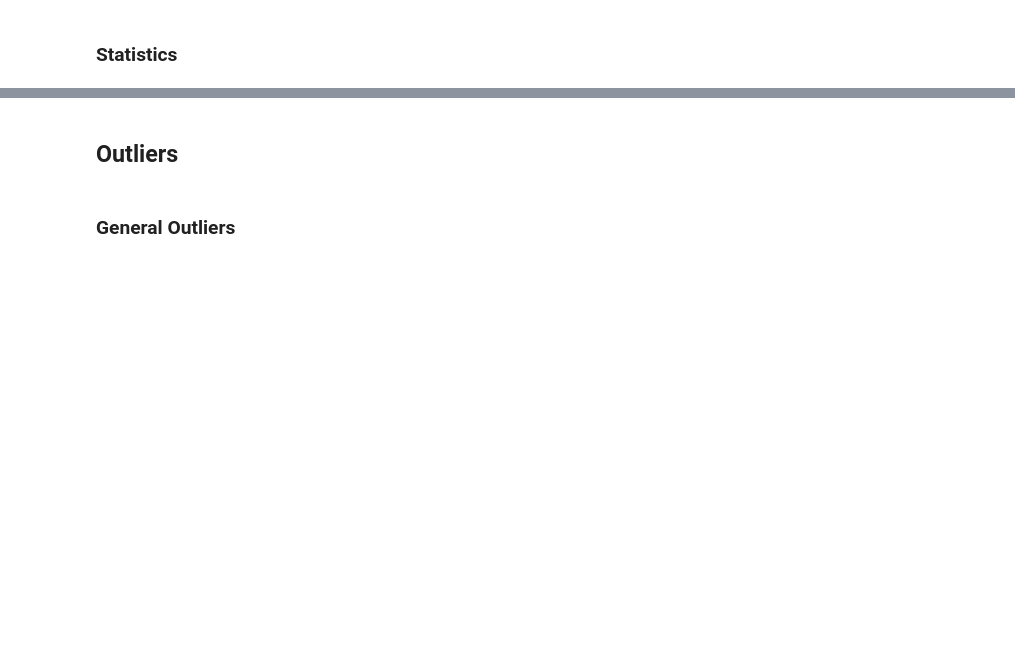
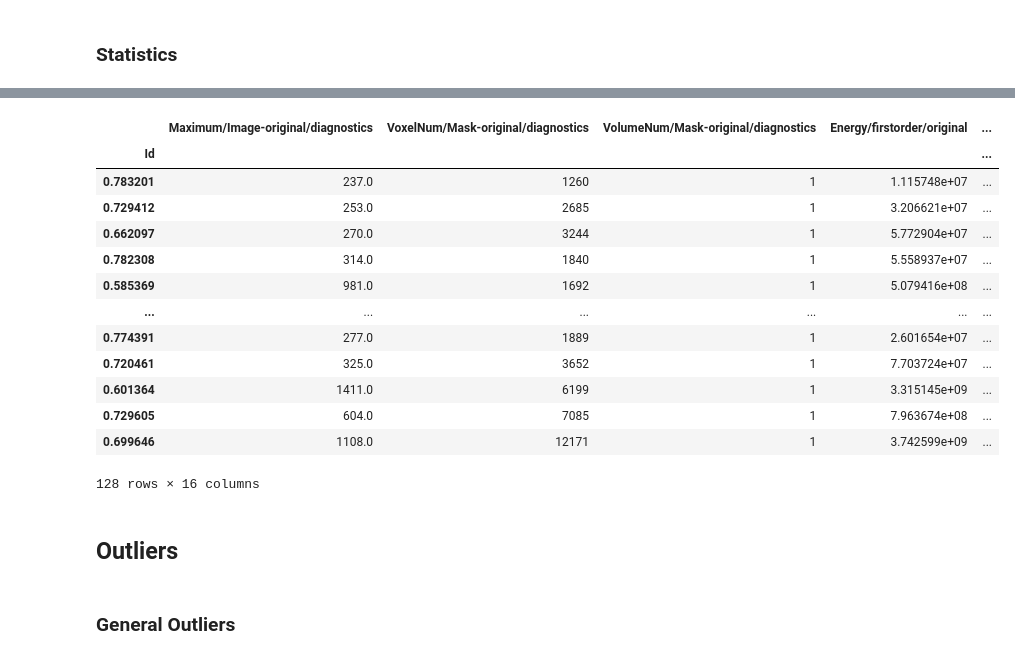
Before and after one commit to AI4Radiology/radiomic_brain_tumor_classification, a Jupyter notebook: eda.ipynb, the cells around one changed output, grey strips where cells are left out. Cells and saved outputs as stored; diff of their text form; code cells hidden in the pictures; blank space fills up the shorter version.

```diff
--- a/eda.ipynb
+++ b/eda.ipynb
@@ -165,3 +183,26 @@ plt.show()
+# %%
+df_cp=df.copy()
+
+cols_to_drop=[col for col in df.columns if col not in top.index]
+cols_to_drop
+df.drop(columns=cols_to_drop, inplace=True)
+df['highGrade']=df_cp['highGrade']
+df
+# %% [output]
+|  | Maximum/Image-original/diagnostics | VoxelNum/Mask-original/diagnostics | VolumeNum/Mask-original/diagnostics | Energy/firstorder/original | ... |
+| Id |  |  |  |  | ... |
+| 0.783201 | 237.0 | 1260 | 1 | 1.115748e+07 | ... |
+| 0.729412 | 253.0 | 2685 | 1 | 3.206621e+07 | ... |
+| 0.662097 | 270.0 | 3244 | 1 | 5.772904e+07 | ... |
+| 0.782308 | 314.0 | 1840 | 1 | 5.558937e+07 | ... |
+| 0.585369 | 981.0 | 1692 | 1 | 5.079416e+08 | ... |
+| ... | ... | ... | ... | ... | ... |
+| 0.774391 | 277.0 | 1889 | 1 | 2.601654e+07 | ... |
+| 0.720461 | 325.0 | 3652 | 1 | 7.703724e+07 | ... |
+| 0.601364 | 1411.0 | 6199 | 1 | 3.315145e+09 | ... |
+| 0.729605 | 604.0 | 7085 | 1 | 7.963674e+08 | ... |
+| 0.699646 | 1108.0 | 12171 | 1 | 3.742599e+09 | ... |
+128 rows × 16 columns
 # %% [markdown]
 ## Outliers
 # %%
```
Also changed, not shown: parts of 11 cells of this notebook, 2 other files.
